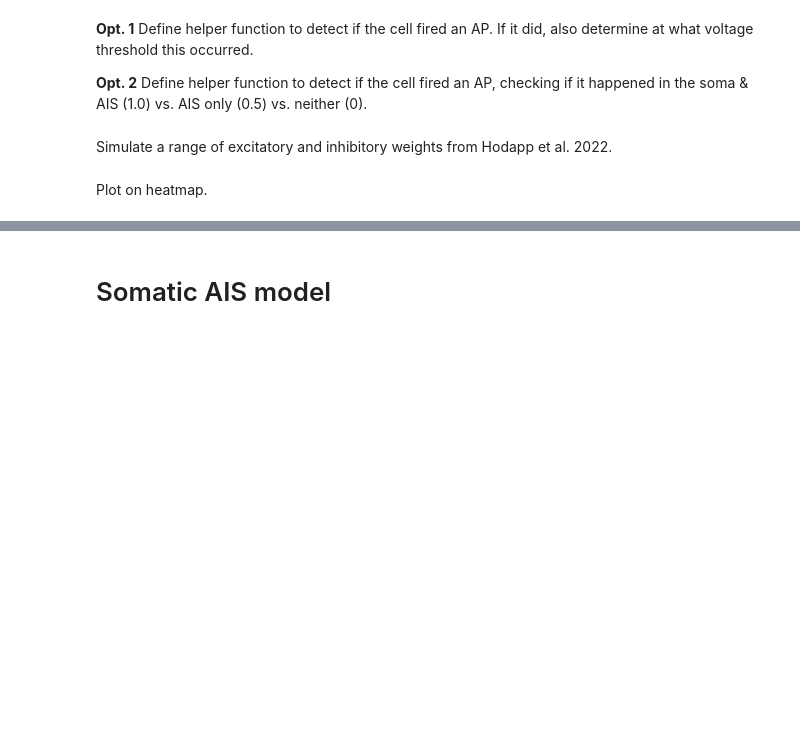
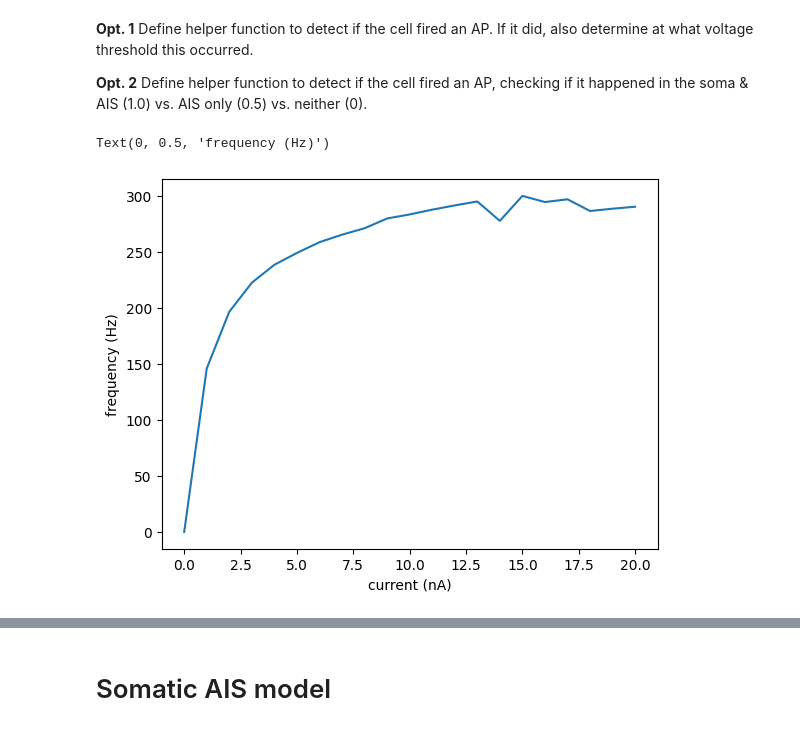
Before and after one commit to lw-miles24/CompModNervSys-final, a Jupyter notebook: simulate_BallAndStick_firing_rate.ipynb, the cells around one changed output, grey strips where cells are left out. Cells and saved outputs as stored; diff of their text form; code cells hidden in the pictures; blank space fills up the shorter version.

```diff
--- a/simulate_BallAndStick_firing_rate.ipynb
+++ b/simulate_BallAndStick_firing_rate.ipynb
@@ -169,3 +156,41 @@ def what_v_fire(v_vec_AIS,v_vec_soma,t_vec,threshold=0):
-# %% [markdown]
-Simulate a range of excitatory and inhibitory weights from Hodapp et al. 2022.
+# %%
+def get_spike_times(v_vec_AIS,t_vec,threshold=0):
+    spike_times = []
+    firing = False
+    for i in np.arange(0,len(t_vec)):
+        if v_vec_AIS[i] > threshold:
+            if not firing:
+                firing = True
+                spike_times.append(t_vec[i])
+        if firing and v_vec_AIS[i] < threshold:
+            firing = False
+    return np.array(spike_times)
+
+def hz_out(spike_times):
+    if len(spike_times) < 2:
+        return False,0
+    burst_duration = (spike_times[-1] - spike_times[0])*1e-3 # burst duration in s
+    hz = (len(spike_times)-1)/burst_duration
+    return True,hz
+# %%
+nc_estim.weight[0] = 0.0
+nc_istim.weight[0] = 0.0
+curr_range = np.linspace(0,20,21)
+
+hz_list = []
+for i in np.arange(0,len(curr_range)):
+    iclamp.amp = curr_range[i] # nA
+    h.run()
+    spike_times = get_spike_times(cell_dAIS.ais_v,t_vec)
+    did_burst,hz = hz_out(spike_times)
+    hz_list.append(hz)
+# %%
+fig = plt.figure()
+ax = fig.add_subplot(111)
+ax.plot(curr_range,hz_list)
+ax.set_xlabel('current (nA)')
+ax.set_ylabel('frequency (Hz)')
+# %% [output]
+Text(0, 0.5, 'frequency (Hz)')
+[figure, added]
 # %%
@@ -186,7 +212,5 @@ for e in np.arange(0,len(exc_range)):
         else:
             dAIS_fire_matrix[e,i] = np.nan
-# %% [markdown]
-Plot on heatmap.
 # %%
 import plotly.graph_objects as go
 
```
Also changed, not shown: parts of 17 cells of this notebook.
